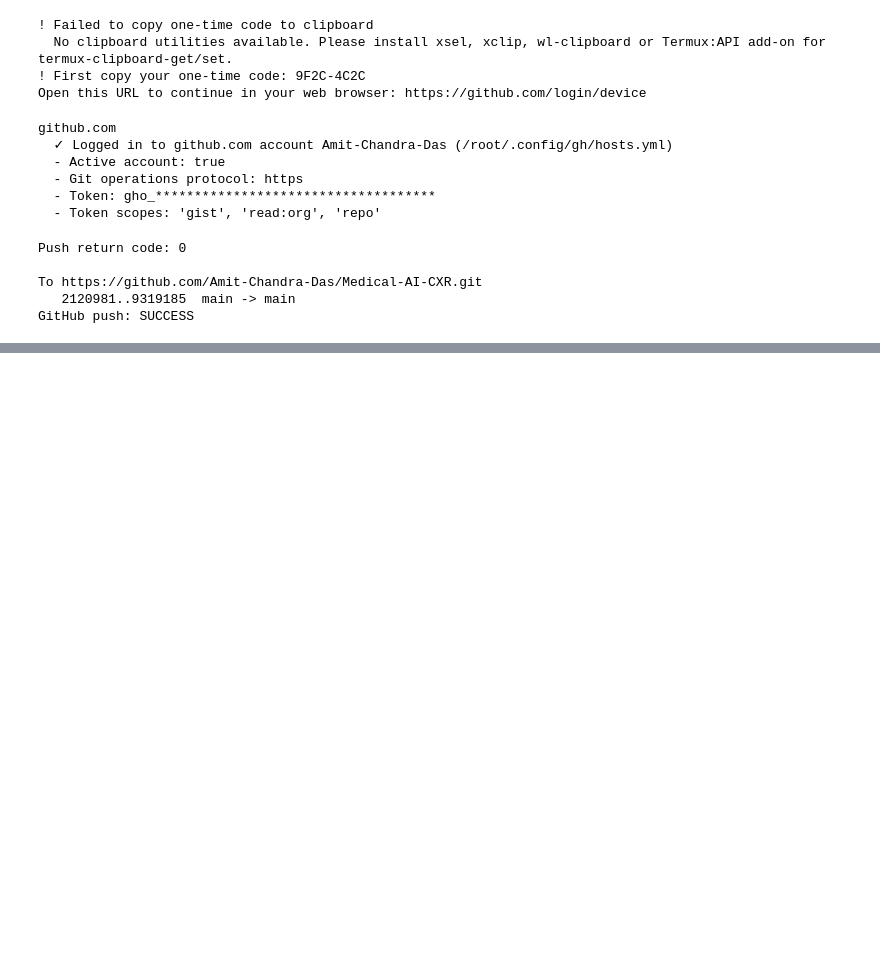
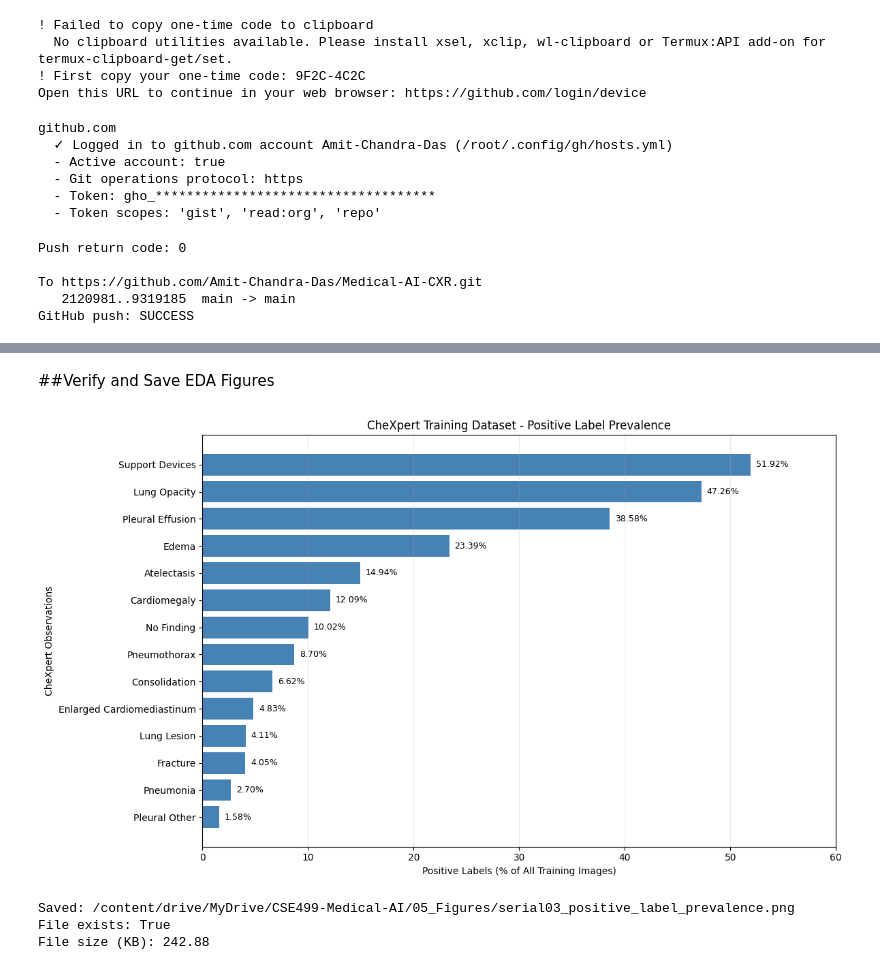
Before and after one commit to Amit-Chandra-Das/Medical-AI-CXR-Private, a Jupyter notebook: 02_Notebooks/02_dataset_verification.ipynb, the cells around one changed output, grey strips where cells are left out. Cells and saved outputs as stored; diff of their text form; code cells hidden in the pictures; blank space fills up the shorter version.

```diff
--- a/02_Notebooks/02_dataset_verification.ipynb
+++ b/02_Notebooks/02_dataset_verification.ipynb
@@ -1749,0 +2095,40 @@ GitHub push: SUCCESS
+# %% [markdown]
+##Verify and Save EDA Figures
+# %%
+
+from pathlib import Path
+import matplotlib.pyplot as plt
+
+figures_path = Path("/content/drive/MyDrive/CSE499-Medical-AI/05_Figures")
+figures_path.mkdir(parents=True, exist_ok=True)
+
+plot_data = class_imbalance["Positive (%)"].sort_values()
+
+fig, ax = plt.subplots(figsize=(12, 7))
+bars = ax.barh(plot_data.index, plot_data.values, color="steelblue")
+
+ax.set_xlabel("Positive Labels (% of All Training Images)")
+ax.set_ylabel("CheXpert Observations")
+ax.set_title("CheXpert Training Dataset - Positive Label Prevalence")
+ax.set_xlim(0, 60)
+
+for bar in bars:
+    width = bar.get_width()
+    ax.text(width + 0.5, bar.get_y() + bar.get_height() / 2,
+            f"{width:.2f}%", va="center", fontsize=9)
+
+ax.grid(axis="x", alpha=0.25)
+fig.tight_layout()
+
+output_path = figures_path / "serial03_positive_label_prevalence.png"
+fig.savefig(output_path, dpi=300, bbox_inches="tight")
+plt.show()
+
+print("Saved:", output_path)
+print("File exists:", output_path.is_file())
+print("File size (KB):", round(output_path.stat().st_size / 1024, 2))
+# %% [output]
+[figure, added]
+Saved: /content/drive/MyDrive/CSE499-Medical-AI/05_Figures/serial03_positive_label_prevalence.png
+File exists: True
+File size (KB): 242.88
```
Also changed, not shown: parts of 42 cells of this notebook, 4 other files.
